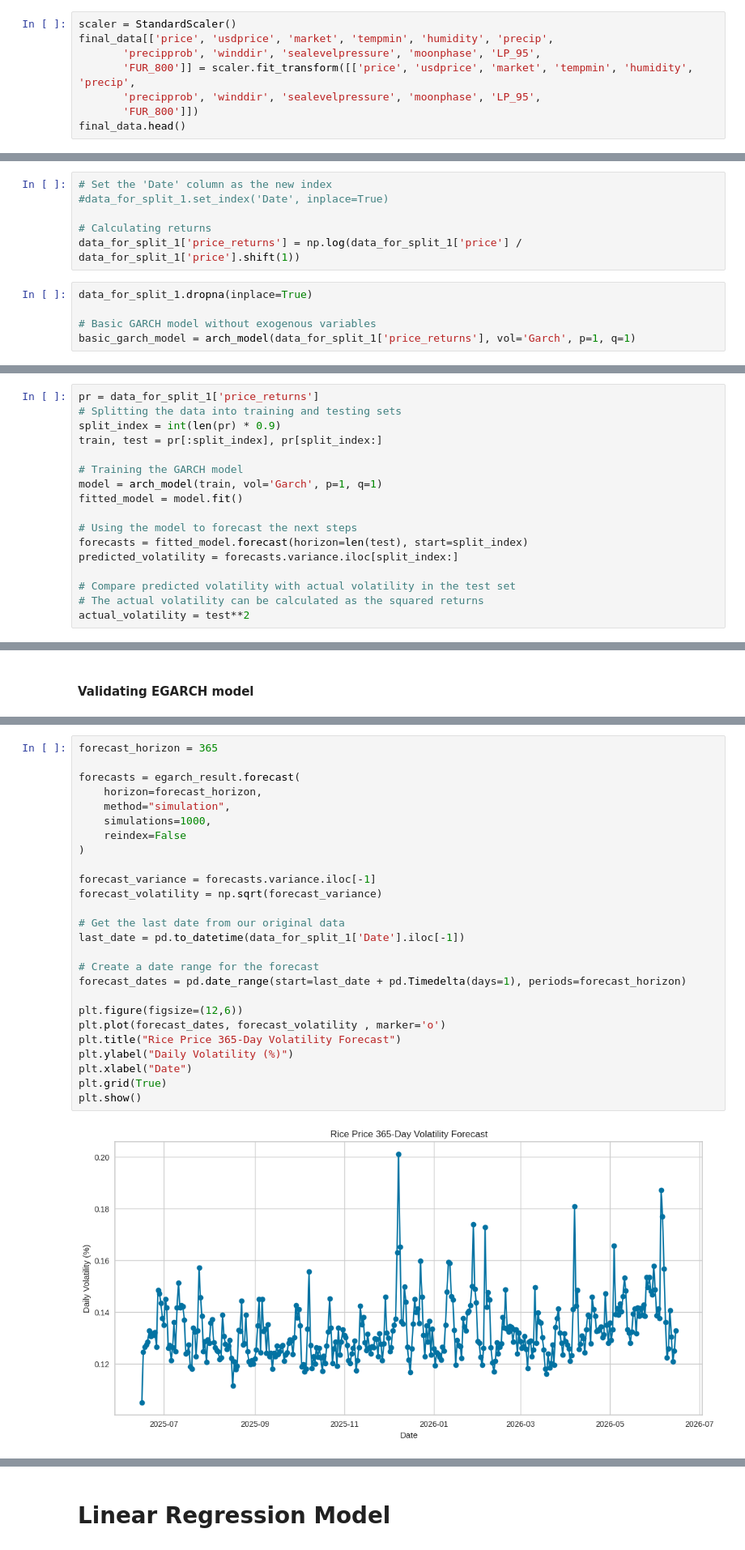
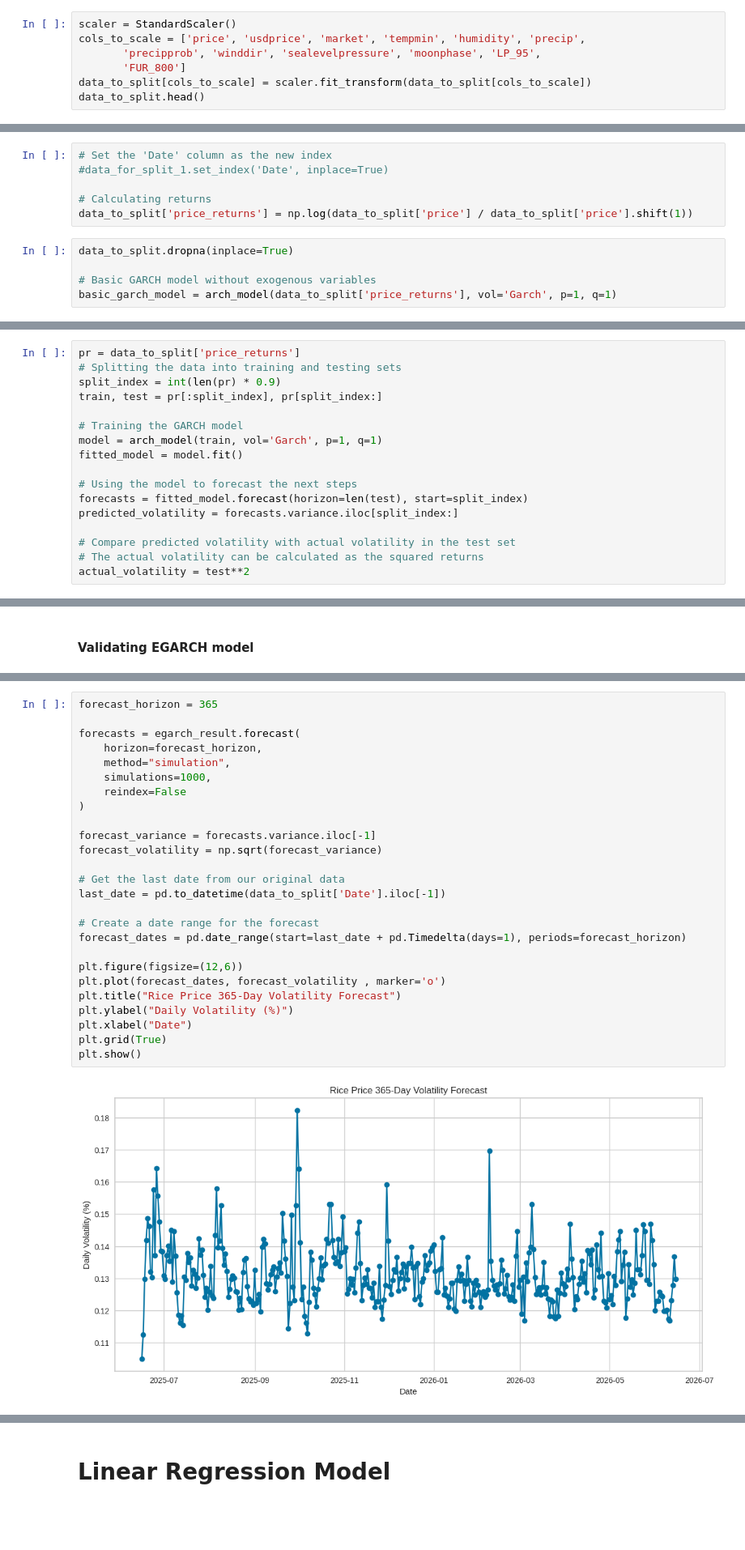
Before and after one commit to DVIlangamge/FYP--Rice-Price-Volatility-Analysis-and-Forecasting, a Jupyter notebook: FYP.ipynb, the cells around one changed output, grey strips where cells are left out. Shown at 81% size. Cells and saved outputs as stored; diff of their text form; blank space fills up the shorter version.

```diff
--- a/FYP.ipynb
+++ b/FYP.ipynb
@@ -2507,10 +2535,9 @@ Index(['Date', 'price', 'usdprice', 'market', 'tempmin', 'humidity', 'precip',
       dtype='object')
 # %%
 scaler = StandardScaler()
-final_data[['price', 'usdprice', 'market', 'tempmin', 'humidity', 'precip',
+cols_to_scale = ['price', 'usdprice', 'market', 'tempmin', 'humidity', 'precip',
        'precipprob', 'winddir', 'sealevelpressure', 'moonphase', 'LP_95',
-       'FUR_800']] = scaler.fit_transform([['price', 'usdprice', 'market', 'tempmin', 'humidity', 'precip',
-       'precipprob', 'winddir', 'sealevelpressure', 'moonphase', 'LP_95',
-       'FUR_800']])
-final_data.head()
+       'FUR_800']
+data_to_split[cols_to_scale] = scaler.fit_transform(data_to_split[cols_to_scale])
+data_to_split.head()
 # %% [output]
@@ -2722,16 +2767,16 @@ data_for_split_1
 #data_for_split_1.set_index('Date', inplace=True)
 
 # Calculating returns
-data_for_split_1['price_returns'] = np.log(data_for_split_1['price'] / data_for_split_1['price'].shift(1))
+data_to_split['price_returns'] = np.log(data_to_split['price'] / data_to_split['price'].shift(1))
 # %%
-data_for_split_1.dropna(inplace=True)
+data_to_split.dropna(inplace=True)
 
 # Basic GARCH model without exogenous variables
-basic_garch_model = arch_model(data_for_split_1['price_returns'], vol='Garch', p=1, q=1)
+basic_garch_model = arch_model(data_to_split['price_returns'], vol='Garch', p=1, q=1)
 # %% [markdown]
 ### model training and testing
 # %%
-pr = data_for_split_1['price_returns']
+pr = data_to_split['price_returns']
 # Splitting the data into training and testing sets
 split_index = int(len(pr) * 0.9)
 train, test = pr[:split_index], pr[split_index:]
@@ -3005,28 +3050,28 @@ Name: 254, dtype: float64
 # %%
 forecast_horizon = 365
 
 forecasts = egarch_result.forecast(
     horizon=forecast_horizon,
     method="simulation",
     simulations=1000,
     reindex=False
 )
 
 forecast_variance = forecasts.variance.iloc[-1]
 forecast_volatility = np.sqrt(forecast_variance)
 
 # Get the last date from our original data
-last_date = pd.to_datetime(data_for_split_1['Date'].iloc[-1])
+last_date = pd.to_datetime(data_to_split['Date'].iloc[-1])
 
 # Create a date range for the forecast
 forecast_dates = pd.date_range(start=last_date + pd.Timedelta(days=1), periods=forecast_horizon)
 
 plt.figure(figsize=(12,6))
 plt.plot(forecast_dates, forecast_volatility , marker='o')
 plt.title("Rice Price 365-Day Volatility Forecast")
 plt.ylabel("Daily Volatility (%)")
 plt.xlabel("Date")
 plt.grid(True)
 plt.show()
 # %% [output]
-[figure, old version]
+[figure, new version]
```
Also changed, not shown: parts of 85 cells of this notebook.
